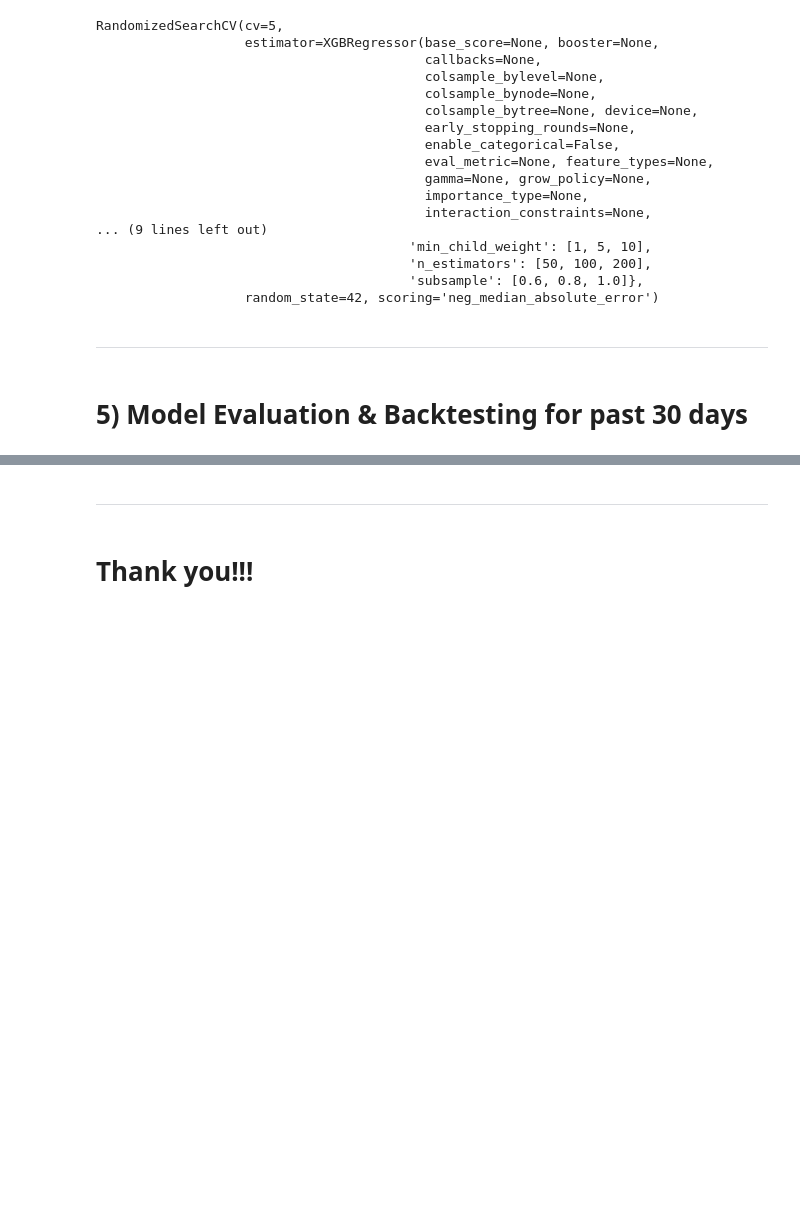
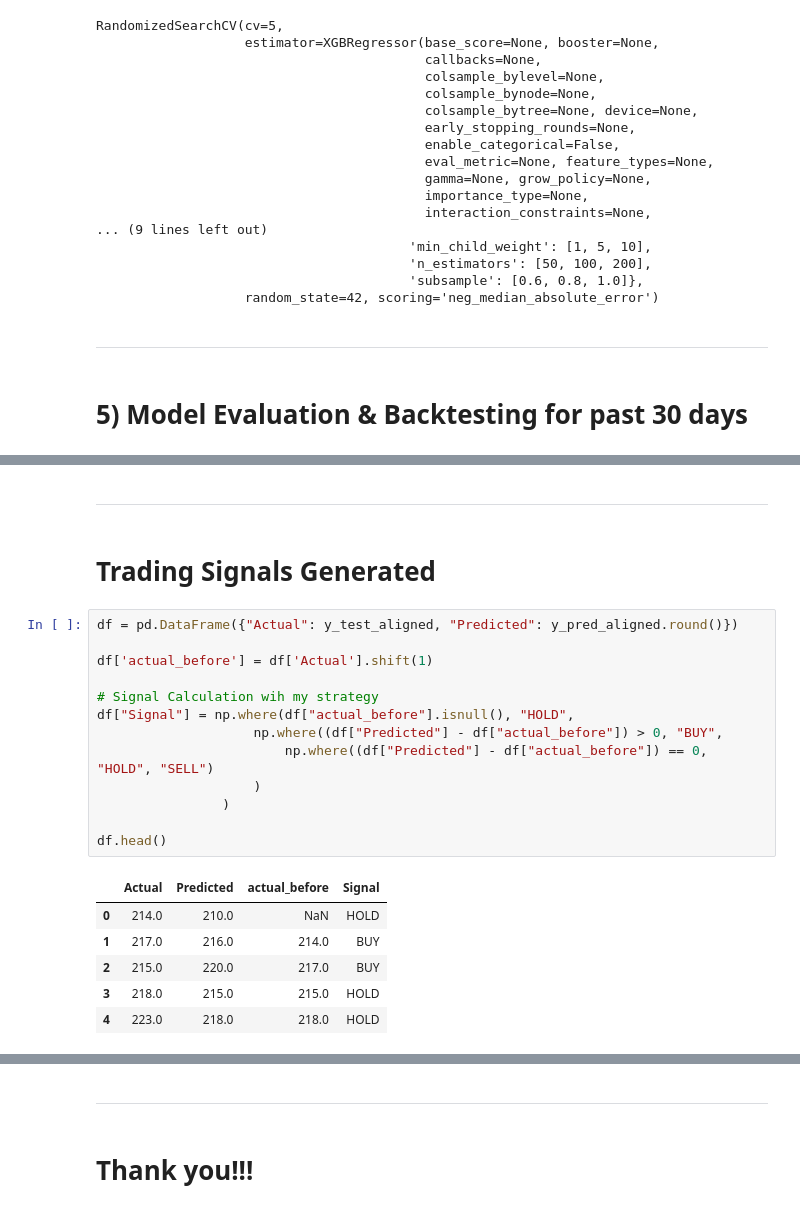
Before and after one commit to KaranSharma-007/Python-Finance, a Jupyter notebook: Main.ipynb, the cells around one changed output, grey strips where cells are left out. Drawn from its saved outputs; the diff is of its cells as text; blank space fills up the shorter version.

```diff
--- a/Main.ipynb
+++ b/Main.ipynb
@@ -676,0 +661,24 @@ plt.show()
+# %% [markdown]
+---------------------------------------------------------------------------------------------------------------------------------------------------
+# %% [markdown]
+# Trading Signals Generated
+# %%
+df = pd.DataFrame({"Actual": y_test_aligned, "Predicted": y_pred_aligned.round()})
+
+df['actual_before'] = df['Actual'].shift(1)
+
+# Signal Calculation wih my strategy
+df["Signal"] = np.where(df["actual_before"].isnull(), "HOLD",
+                    np.where((df["Predicted"] - df["actual_before"]) > 0, "BUY",
+                        np.where((df["Predicted"] - df["actual_before"]) == 0, "HOLD", "SELL")
+                    )
+                )
+
+df.head()
+# %% [output]
+|  | Actual | Predicted | actual_before | Signal |
+| 0 | 214.0 | 210.0 | NaN | HOLD |
+| 1 | 217.0 | 216.0 | 214.0 | BUY |
+| 2 | 215.0 | 220.0 | 217.0 | BUY |
+| 3 | 218.0 | 215.0 | 215.0 | HOLD |
+| 4 | 223.0 | 218.0 | 218.0 | HOLD |
```
Also changed, not shown: parts of 5 cells of this notebook, 3 other files.
